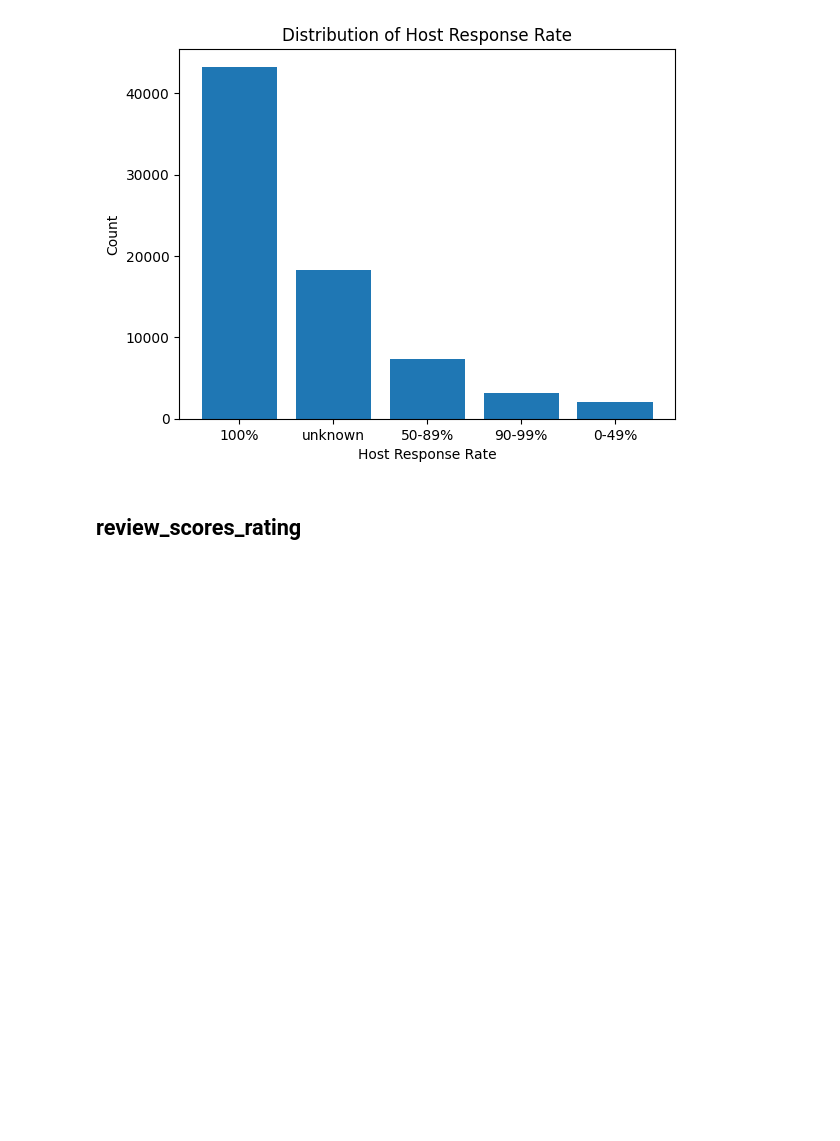
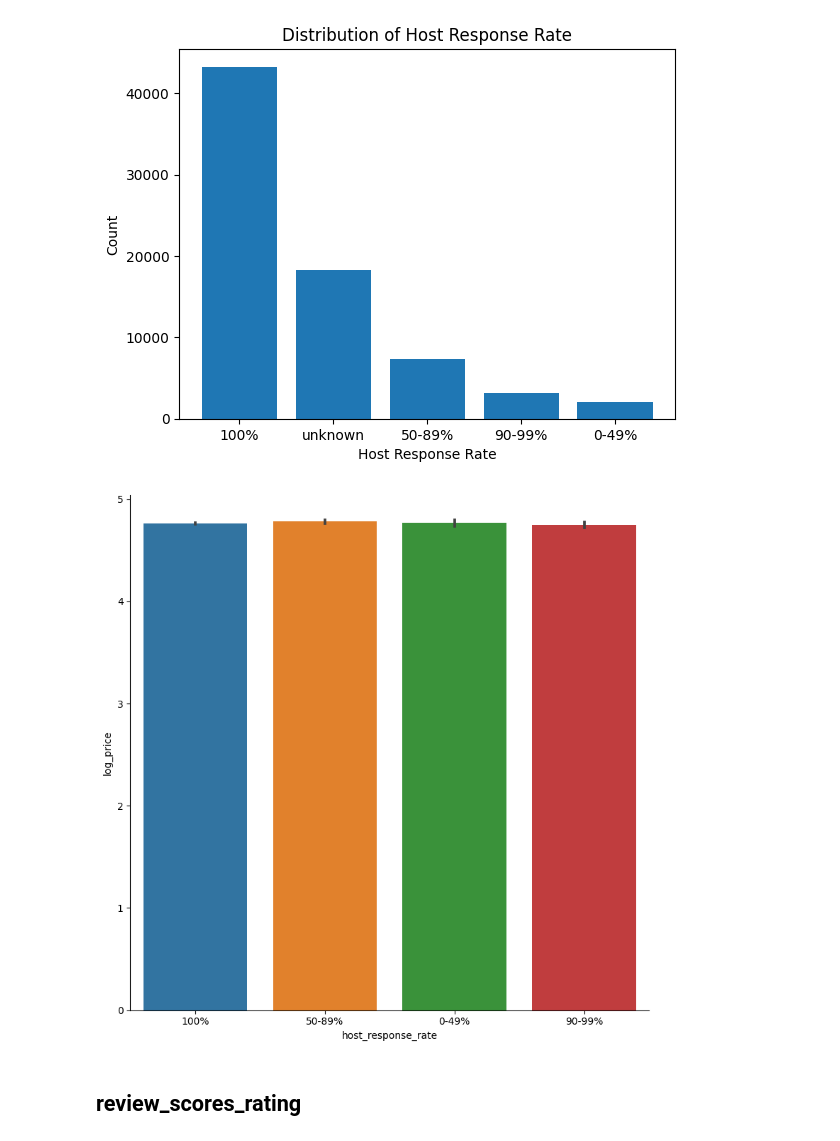
Before and after one commit to semasar/Final-Proje_Airbnb, a Jupyter notebook: data_preproccesing.ipynb, the cells around one changed output. Drawn from its saved outputs; the diff is of its cells as text; code cells hidden in the pictures; blank space fills up the shorter version.

```diff
--- a/data_preproccesing.ipynb
+++ b/data_preproccesing.ipynb
@@ -1267,6 +1267,10 @@ plt.title('Distribution of Host Response Rate')
 plt.show()
 # %% [output]
 [figure]
+# %%
+catplot('host_response_rate')
+# %% [output]
+[figure, added]
 # %% [markdown]
 ## review_scores_rating
 # %%
```
Also changed, not shown: parts of 9 cells of this notebook.
